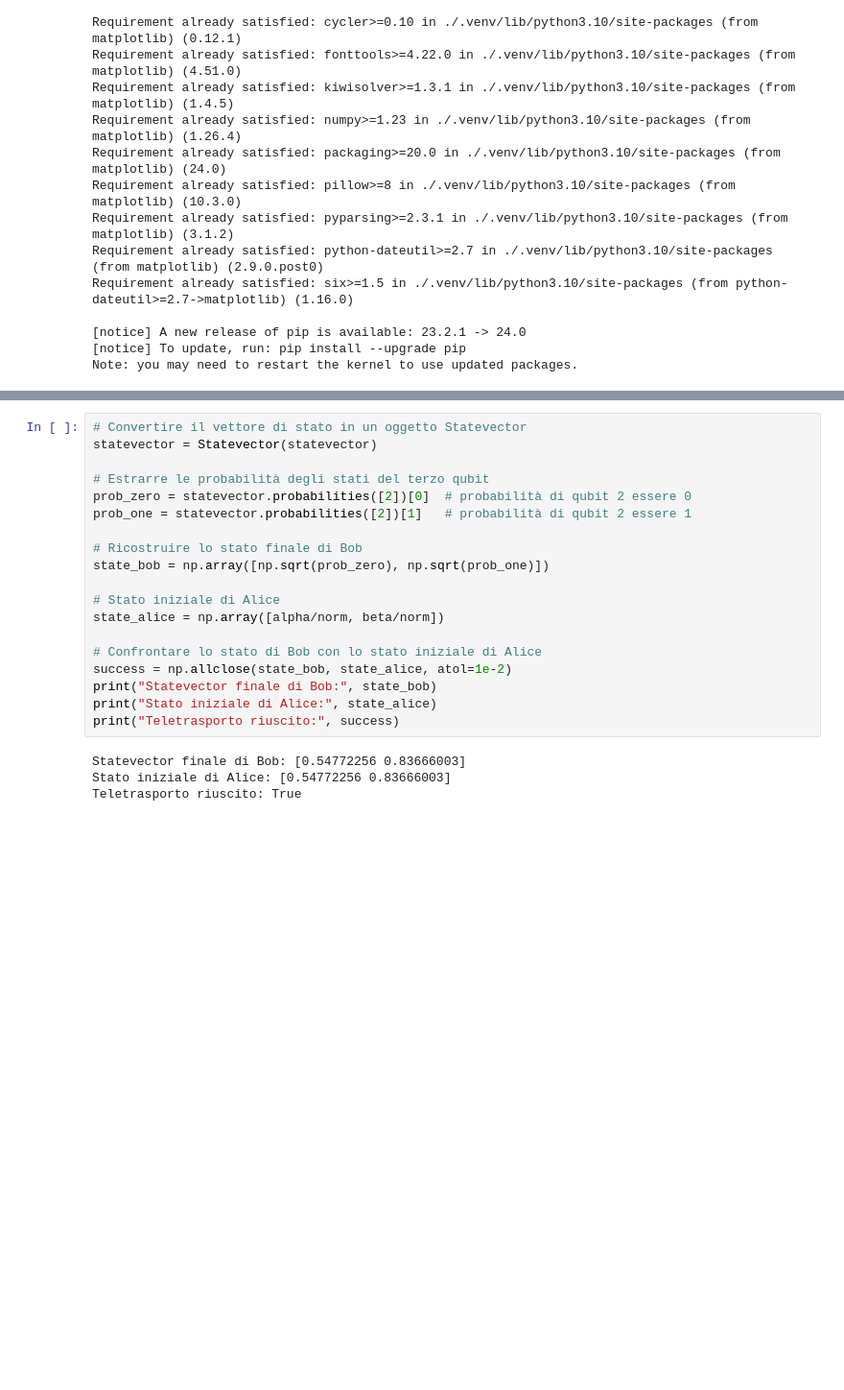
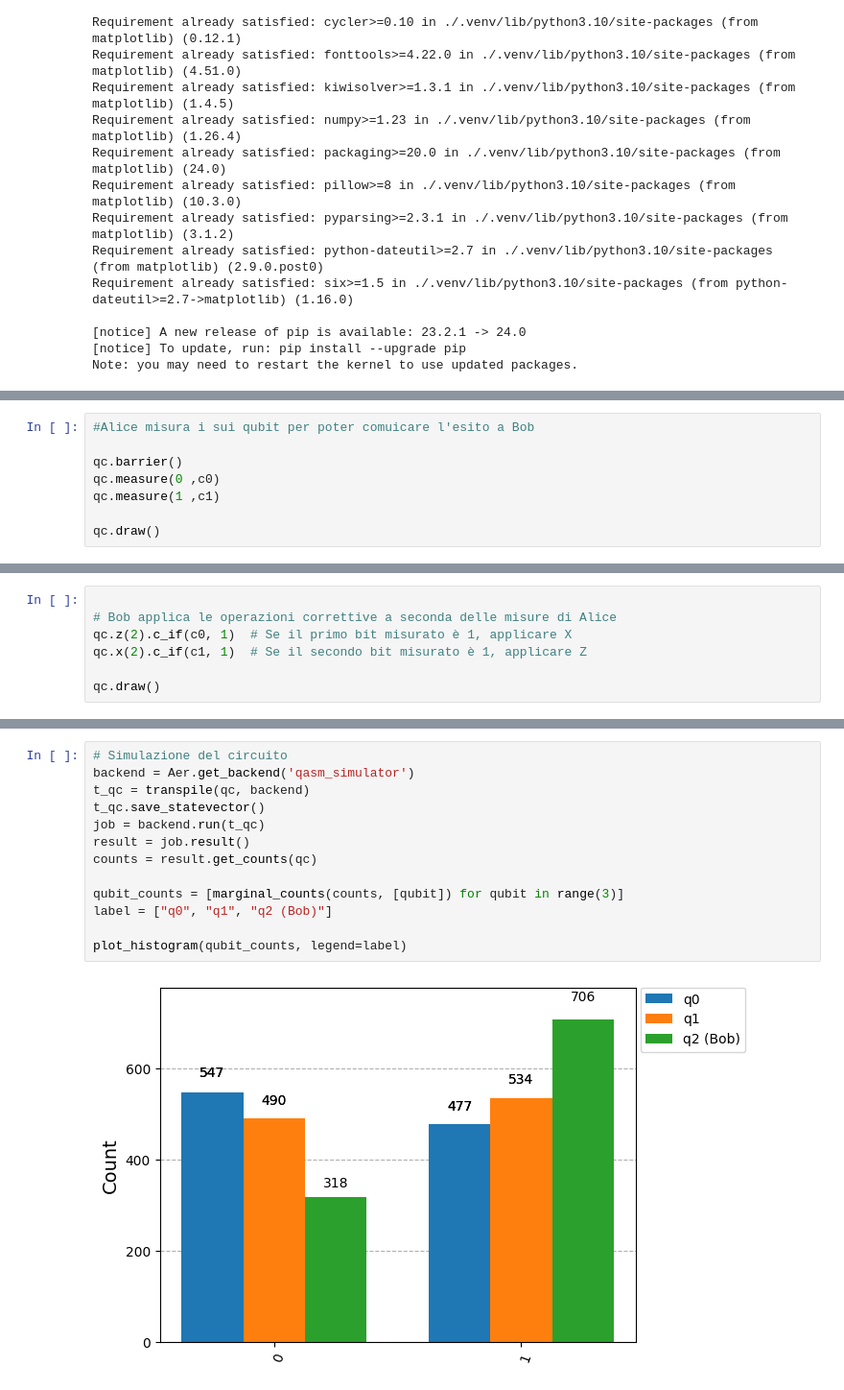
Before and after one commit to davde342/FCQ-Home-Assignment, a Jupyter notebook: Progetto.ipynb, the cells around one changed output, grey strips where cells are left out. Shown at 96% size. Drawn from its saved outputs; the diff is of its cells as text; blank space fills up the shorter version.

```diff
--- a/Progetto.ipynb
+++ b/Progetto.ipynb
@@ -38,0 +118,8 @@ Note: you may need to restart the kernel to use updated packages.
+# %%
+#Alice misura i sui qubit per poter comuicare l'esito a Bob
+
+qc.barrier()
+qc.measure(0 ,c0)
+qc.measure(1 ,c1)
+
+qc.draw()
@@ -38,0 +139,7 @@ Note: you may need to restart the kernel to use updated packages.
+# %%
+
+# Bob applica le operazioni correttive a seconda delle misure di Alice
+qc.z(2).c_if(c0, 1)  # Se il primo bit misurato è 1, applicare X
+qc.x(2).c_if(c1, 1)  # Se il secondo bit misurato è 1, applicare Z
+
+qc.draw()
@@ -76,23 +186,15 @@ statevector = result.get_statevector()
 # %%
-# Convertire il vettore di stato in un oggetto Statevector
-statevector = Statevector(statevector)
+# Simulazione del circuito
+backend = Aer.get_backend('qasm_simulator')
+t_qc = transpile(qc, backend)
+t_qc.save_statevector()
+job = backend.run(t_qc)
+result = job.result()
+counts = result.get_counts(qc)
 
-# Estrarre le probabilità degli stati del terzo qubit
-prob_zero = statevector.probabilities([2])[0]  # probabilità di qubit 2 essere 0
-prob_one = statevector.probabilities([2])[1]   # probabilità di qubit 2 essere 1
+qubit_counts = [marginal_counts(counts, [qubit]) for qubit in range(3)]
+label = ["q0", "q1", "q2 (Bob)"]
 
-# Ricostruire lo stato finale di Bob
-state_bob = np.array([np.sqrt(prob_zero), np.sqrt(prob_one)])
-
-# Stato iniziale di Alice
-state_alice = np.array([alpha/norm, beta/norm])
-
-# Confrontare lo stato di Bob con lo stato iniziale di Alice
-success = np.allclose(state_bob, state_alice, atol=1e-2)
-print("Statevector finale di Bob:", state_bob)
-print("Stato iniziale di Alice:", state_alice)
-print("Teletrasporto riuscito:", success)
+plot_histogram(qubit_counts, legend=label)
 # %% [output]
-Statevector finale di Bob: [0.54772256 0.83666003]
-Stato iniziale di Alice: [0.54772256 0.83666003]
-Teletrasporto riuscito: True
+[figure, added]
```
Also changed, not shown: parts of 7 cells of this notebook.
